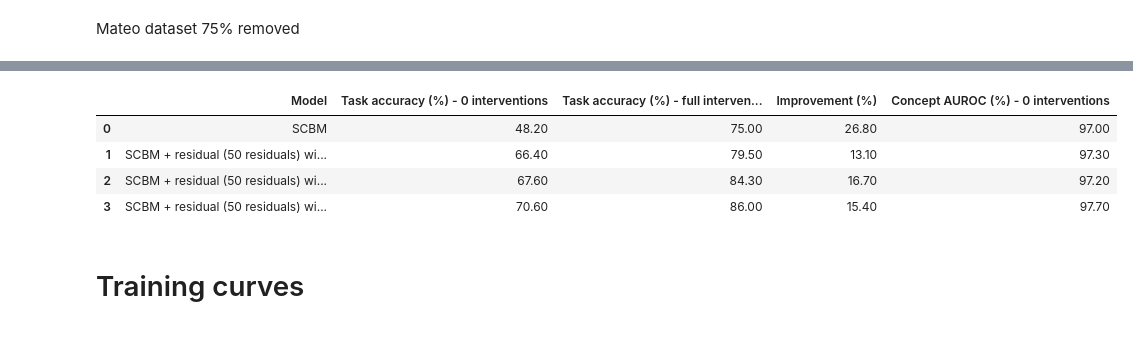
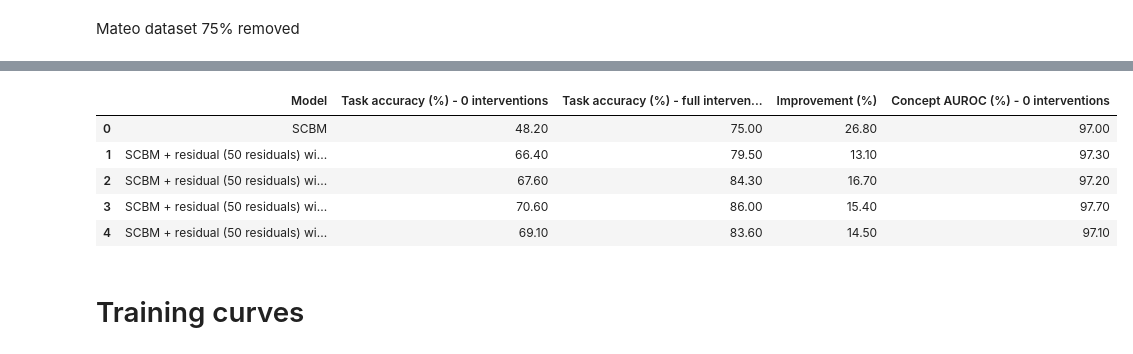
Before and after one commit to stephenmarcou/SCBM_implementation, a Jupyter notebook: results.ipynb, the cells around one changed output, grey strips where cells are left out. Saved outputs shown, nothing was run; the diff lists cells and outputs as text; code cells hidden in the pictures.

```diff
--- a/results.ipynb
+++ b/results.ipynb
@@ -1071,6 +1125,7 @@ df_dict = {
         "SCBM + residual (50 residuals) with L_int loss weight 1",
         #"SCBM + residual (50 residuals) with L_int loss weight 1 (fixed)",
         "SCBM + residual (50 residuals) with L_int loss weight 10",
+        "SCBM + residual (50 residuals) with L_int loss weight 50",
 
     ],
     "Task accuracy (%) - 0 interventions": [y_accuracies_list_scbm_075[0],
@@ -1078,45 +1133,50 @@ df_dict = {
         #y_accuracies_list_scbm_075_residual_50_L_int_loss_1[0],
         y_accuracies_list_scbm_075_residual_50_L_int_loss_1_fixed[0],
         #y_accuracies_list_scbm_075_residual_50_L_int_loss_10[0],],
-        y_accuracies_list_scbm_075_residual_50_L_int_loss_10_fixed[0],],
+        y_accuracies_list_scbm_075_residual_50_L_int_loss_10_fixed[0],
+        y_accuracies_list_scbm_075_residual_50_L_int_loss_50_fixed[0],],
     "Task accuracy (%) - full interventions": [y_accuracies_list_scbm_075[-1],
         y_accuracies_list_scbm_075_residual_50[-1],
         #y_accuracies_list_scbm_075_residual_50_L_int_loss_1[-1],
         y_accuracies_list_scbm_075_residual_50_L_int_loss_1_fixed[-1],
         #y_accuracies_list_scbm_075_residual_50_L_int_loss_10[-1],],
-        y_accuracies_list_scbm_075_residual_50_L_int_loss_10_fixed[-1],],
+        y_accuracies_list_scbm_075_residual_50_L_int_loss_10_fixed[-1],
+        y_accuracies_list_scbm_075_residual_50_L_int_loss_50_fixed[-1],],
     "Improvement (%)": [y_accuracies_list_scbm_075[-1] - y_accuracies_list_scbm_075[0],
         y_accuracies_list_scbm_075_residual_50[-1] - y_accuracies_list_scbm_075_residual_50[0],
         #y_accuracies_list_scbm_075_residual_50_L_int_loss_1[-1] - y_accuracies_list_scbm_075_residual_50_L_int_loss_1[0],
         y_accuracies_list_scbm_075_residual_50_L_int_loss_1_fixed[-1] - y_accuracies_list_scbm_075_residual_50_L_int_loss_1_fixed[0],
         #y_accuracies_list_scbm_075_residual_50_L_int_loss_10[-1] - y_accuracies_list_scbm_075_residual_50_L_int_loss_10[0],],
-        y_accuracies_list_scbm_075_residual_50_L_int_loss_10_fixed[-1] - y_accuracies_list_scbm_075_residual_50_L_int_loss_10_fixed[0],],
+        y_accuracies_list_scbm_075_residual_50_L_int_loss_10_fixed[-1] - y_accuracies_list_scbm_075_residual_50_L_int_loss_10_fixed[0],
+        y_accuracies_list_scbm_075_residual_50_L_int_loss_50_fixed[-1] - y_accuracies_list_scbm_075_residual_50_L_int_loss_50_fixed[0]],
     "Concept AUROC (%) - 0 interventions": [c_auroc_list_scbm_075[0],
         c_auroc_list_scbm_075_residual_50[0],
         #c_auroc_list_scbm_075_residual_50_L_int_loss_1[0],
         c_auroc_list_scbm_075_residual_50_L_int_loss_1_fixed[0],
         #c_auroc_list_scbm_075_residual_50_L_int_loss_10[0],],
-        c_auroc_list_scbm_075_residual_50_L_int_loss_10_fixed[0],],
+        c_auroc_list_scbm_075_residual_50_L_int_loss_10_fixed[0],
+        c_auroc_list_scbm_075_residual_50_L_int_loss_50_fixed[0],],
 }
 
 df_final_results_detailed_075 = pd.DataFrame(df_dict)
 
 # Show full model names and allow wrapping onto multiple lines
 pd.set_option("display.max_colwidth", None)
 display(
     df_final_results_detailed_075.style
     .format(precision=2)
     .set_properties(
         subset=["Model"],
         **{"white-space": "normal", "max-width": "320px"}
     )
 )
 # %% [output]
 |  | Model | Task accuracy (%) - 0 interventions | Task accuracy (%) - full interven... | Improvement (%) | Concept AUROC (%) - 0 interventions |
 | 0 | SCBM | 48.20 | 75.00 | 26.80 | 97.00 |
 | 1 | SCBM + residual (50 residuals) wi... | 66.40 | 79.50 | 13.10 | 97.30 |
 | 2 | SCBM + residual (50 residuals) wi... | 67.60 | 84.30 | 16.70 | 97.20 |
 | 3 | SCBM + residual (50 residuals) wi... | 70.60 | 86.00 | 15.40 | 97.70 |
+| 4 | SCBM + residual (50 residuals) wi... | 69.10 | 83.60 | 14.50 | 97.10 |
 # %% [markdown]
 # Training curves
 # %%
```
Also changed, not shown: parts of 2 cells of this notebook, 1 other file.
